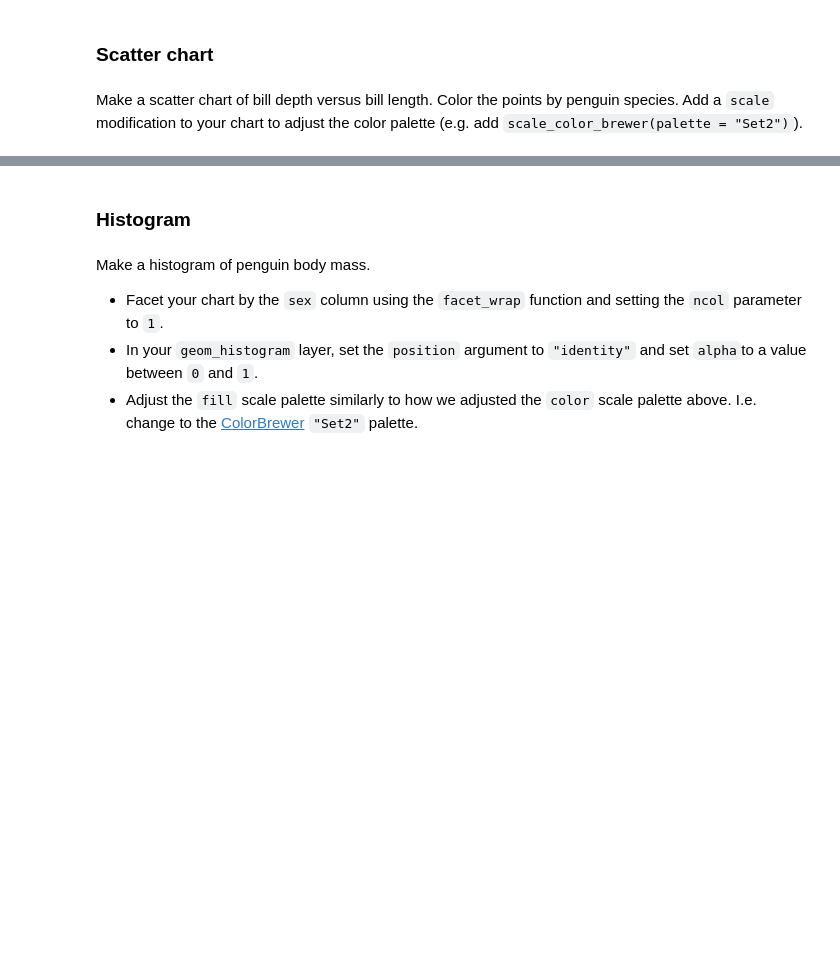
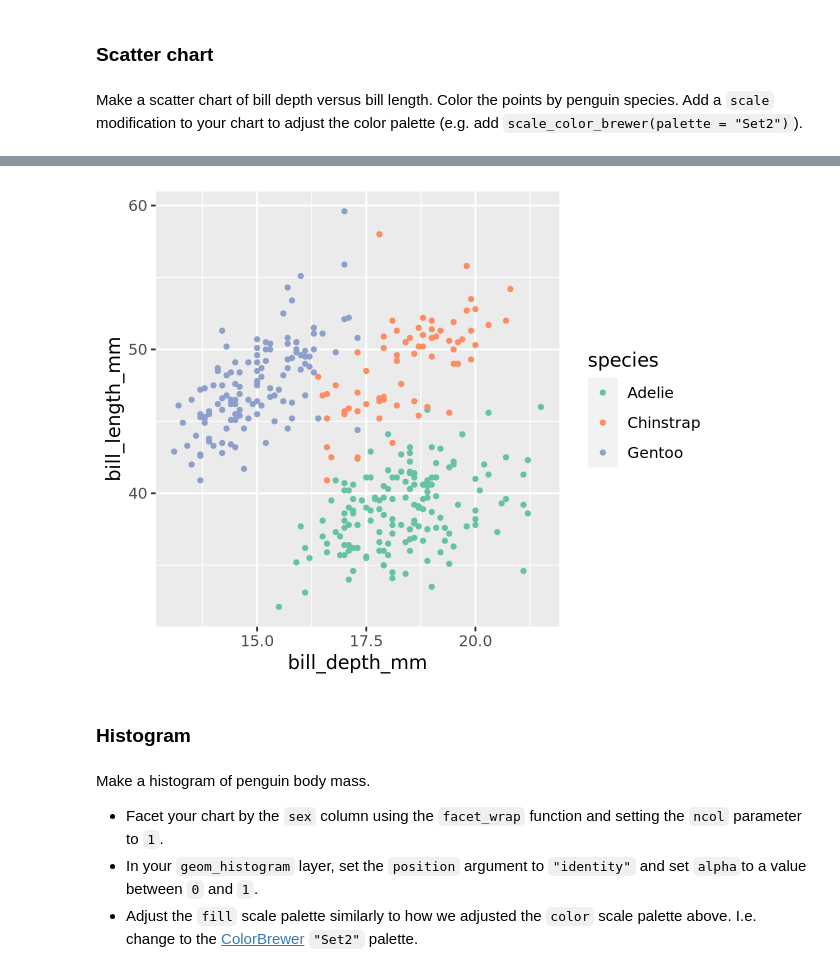
Before and after one commit to UNC-DATA-730/assignment-2-data-viz-and-wrangling-dlee002, a Jupyter notebook: assignment2.ipynb, the cells around one changed output, grey strips where cells are left out. Saved outputs shown, nothing was run; the diff lists cells and outputs as text; code cells hidden in the pictures; blank space fills up the shorter version.

Commit message:
Scatter Chart Completed v1

```diff
--- a/assignment2.ipynb
+++ b/assignment2.ipynb
@@ -60,3 +60,8 @@ Adelie penguins were observed in the Biscoe, Dream, and Torgersen Islands.
 ### Scatter chart
 # %% [markdown]
 Make a scatter chart of bill depth versus bill length. Color the points by penguin species. Add a `scale` modification to your chart to adjust the color palette (e.g. add `scale_color_brewer(palette = "Set2")`).
+# %%
+ggplot(data = penguins, aes(x = bill_depth_mm, y =  bill_length_mm, color = species)) +
+    geom_point(size = 1) +
+    scale_color_brewer(palette = "Set2")
+# %% [output]
@@ -63,3 +70,4 @@ Make a scatter chart of bill depth versus bill length. Color the points by pengu
+[figure, added]
 # %% [markdown]
 ### Histogram
 # %% [markdown]
```
Also changed, not shown: parts of 1 cell of this notebook.
